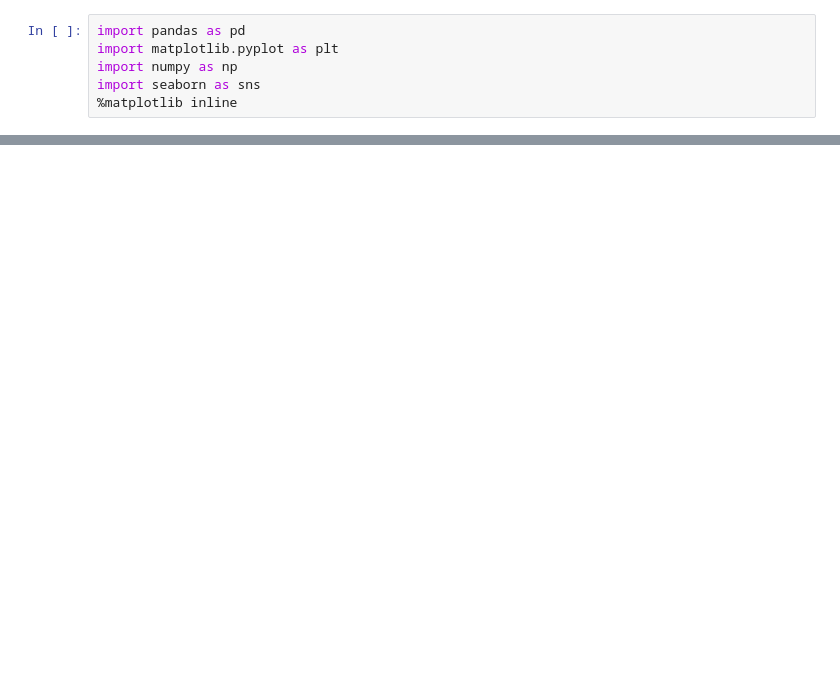
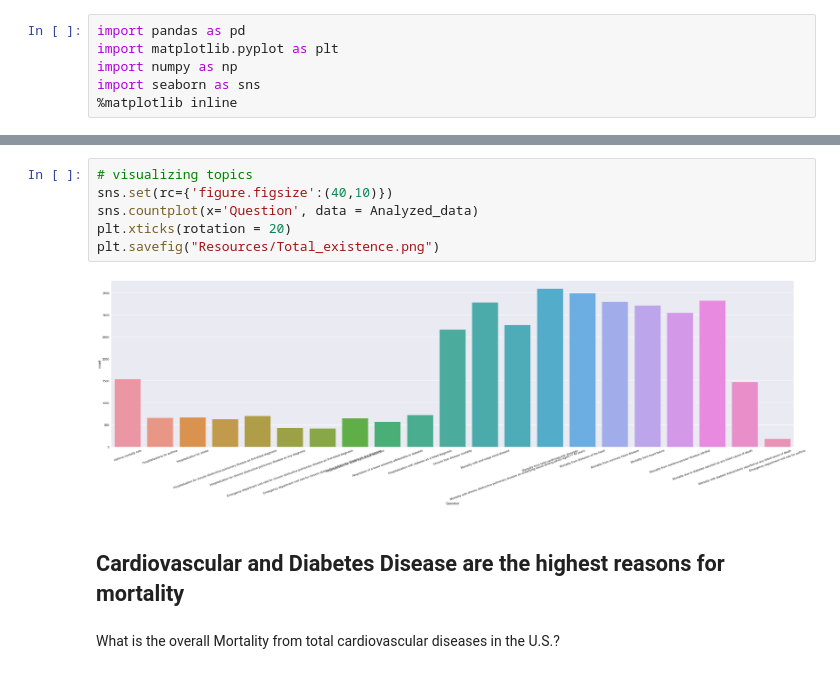
Before and after one commit to ByronIAllen/DataAnalysis_Project1, a Jupyter notebook: Chronic Disease.ipynb, the cells around one changed output, grey strips where cells are left out. Cells and saved outputs as stored; diff of their text form; blank space fills up the shorter version.

```diff
--- a/Chronic Disease.ipynb
+++ b/Chronic Disease.ipynb
@@ -534,0 +117,12 @@ array(['Overall'], dtype=object)
+# %%
+# visualizing topics
+sns.set(rc={'figure.figsize':(40,10)})
+sns.countplot(x='Question', data = Analyzed_data)
+plt.xticks(rotation = 20)
+plt.savefig("Resources/Total_existence.png")
+# %% [output]
+[figure, added]
+# %% [markdown]
+## Cardiovascular and Diabetes Disease are the highest reasons for mortality
+# %% [markdown]
+What is the overall Mortality from total cardiovascular diseases in the U.S.?
```
Also changed, not shown: parts of 72 cells of this notebook, 8 other files.
